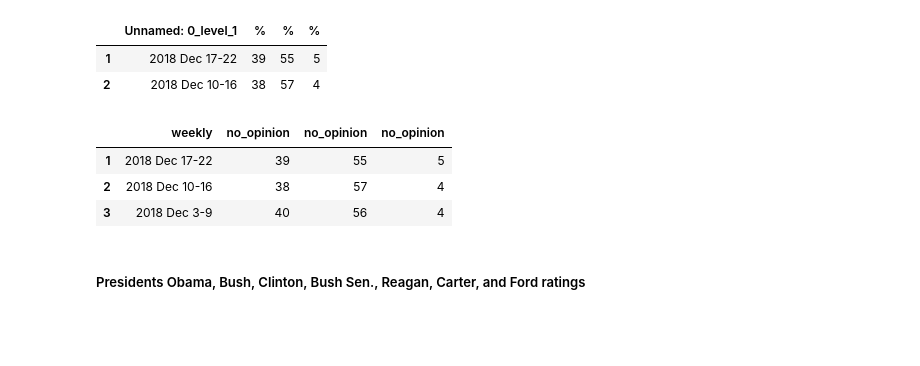
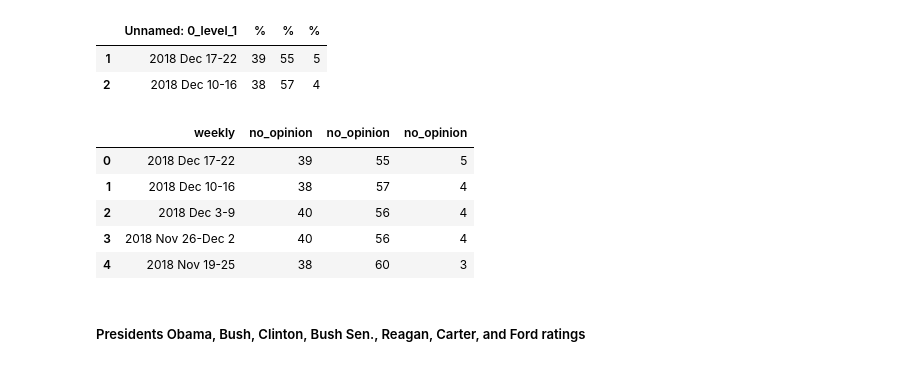
Before and after one commit to amritperera/Data-Bootcamp-Project-1, a Jupyter notebook: Code/Ahmeda_presi_congress_data.ipynb, the cells around one changed output. Saved outputs shown, nothing was run; the diff lists cells and outputs as text; code cells hidden in the pictures; blank space fills up the shorter version.

Commit message:
cleaned congress dataframe

```diff
--- a/Code/Ahmeda_presi_congress_data.ipynb
+++ b/Code/Ahmeda_presi_congress_data.ipynb
@@ -181,15 +169,17 @@ trump_clean.head(2)
 # %%
 # Renaming column headers
 trump_cleaner = trump_clean.rename(columns={
     'Unnamed: 0_level_1': 'weekly', '%':'approve','%':'disapprove','%':'no_opinion'
 })
 
-trump_cleaner.head(3)
+trump_cleaner.reset_index(drop=True).head()
 # %% [output]
 |  | weekly | no_opinion | no_opinion | no_opinion |
-| 1 | 2018 Dec 17-22 | 39 | 55 | 5 |
-| 2 | 2018 Dec 10-16 | 38 | 57 | 4 |
-| 3 | 2018 Dec 3-9 | 40 | 56 | 4 |
+| 0 | 2018 Dec 17-22 | 39 | 55 | 5 |
+| 1 | 2018 Dec 10-16 | 38 | 57 | 4 |
+| 2 | 2018 Dec 3-9 | 40 | 56 | 4 |
+| 3 | 2018 Nov 26-Dec 2 | 40 | 56 | 4 |
+| 4 | 2018 Nov 19-25 | 38 | 60 | 3 |
 # %% [markdown]
 ##### Presidents Obama, Bush, Clinton, Bush Sen., Reagan, Carter, and Ford ratings
 # %%
```
Also changed, not shown: parts of 10 cells of this notebook.
